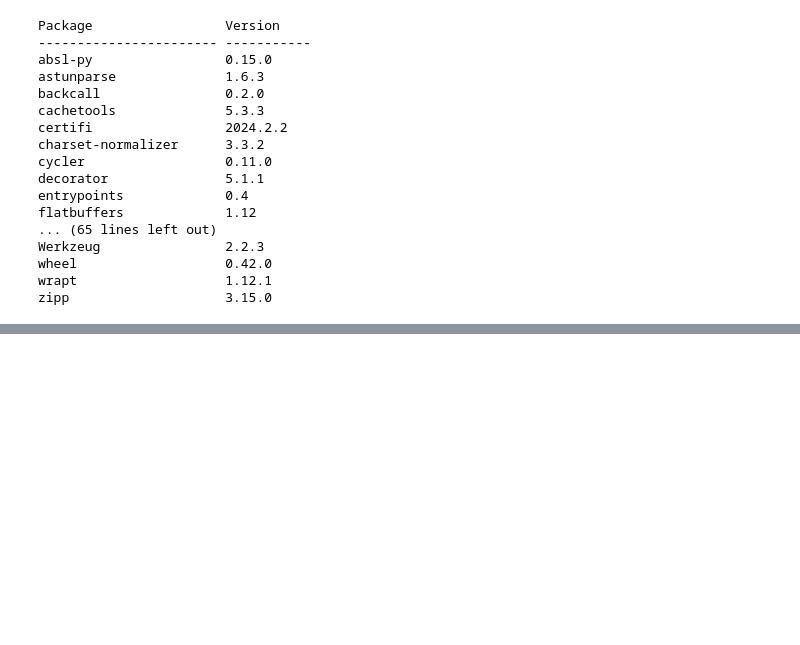
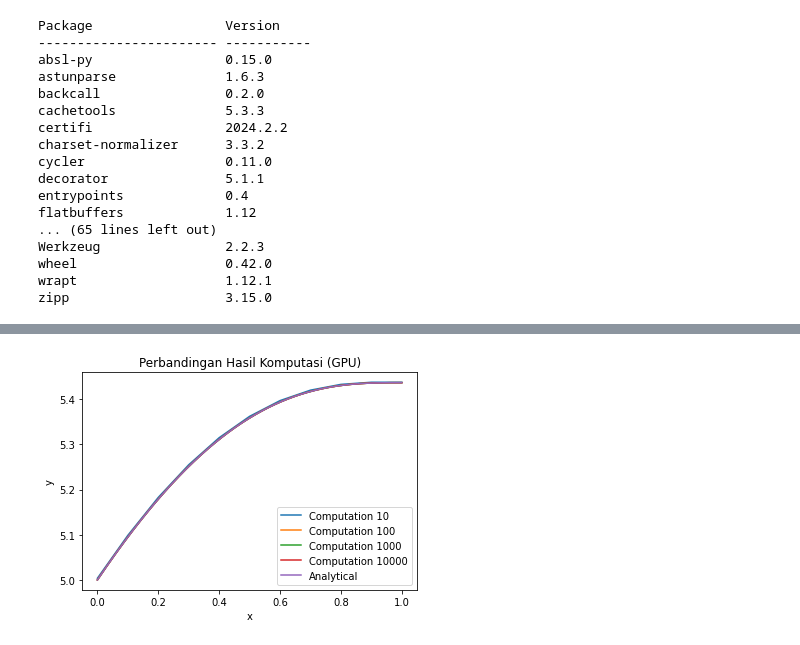
Before and after one commit to RendiZein/Metode-Rekayasa-Komputasi, a Jupyter notebook: 02_Boundary_value_problem_2024_indonesia.ipynb, the cells around one changed output, grey strips where cells are left out. Drawn from its saved outputs; the diff is of its cells as text; code cells hidden in the pictures; blank space fills up the shorter version.

```diff
--- a/02_Boundary_value_problem_2024_indonesia.ipynb
+++ b/02_Boundary_value_problem_2024_indonesia.ipynb
@@ -1260,16 +1182,16 @@ Iterasi 10000 membutuhkan waktu 4.018371343612671
 # %%
 # Langkah 1 : Inisialisasi
-def latihan_2_method_comparison(n):
+def latihan_2_find_n(n):
     tic = time.time()
     xmax=1
     xmin=0
     gmin=1                          # batas bawah x (neuman)
     gmax=0                          # batas atas x (neuman)                      # banyaknya interval
     h = (xmax-xmin)/n               # lebar interval
-    x = torch.linspace(xmin, xmax, n+1)  # nilai x dengan lebar yang seragam
+    x = np.linspace(xmin, xmax, n+1)  # nilai x dengan lebar yang seragam
 
     # Langkah 2 : Susun matriks A
-    A = torch.zeros((n+1,n+1))        # inisialisasi
+    A = np.zeros((n+1,n+1))        # inisialisasi
     p=1
     q=-2
     r=1
@@ -1286,24 +1208,41 @@ def latihan_2_method_comparison(n):
             A[i,i+1] = p/(h**2)+q/(2*h)        # kanan (east)
 
     # Langkah 3 : Susun vektor b
-    b = torch.zeros(n+1)
+    b = np.zeros(n+1)
     for i in range(0, n+1):
         if i==0: #atur batas kiri
-            b[i]= 2*torch.exp(x[i]) + 2*h*gmin*(p/(h**2)-q/(2*h))
+            b[i]= 2*np.exp(x[i]) + 2*h*gmin*(p/(h**2)-q/(2*h))
         elif i==n: #atur batas kanan
-            b[i]= 2*torch.exp(x[i]) - 2*h*gmax*(p/(h**2)+q/(2*h))
+            b[i]= 2*np.exp(x[i]) - 2*h*gmax*(p/(h**2)+q/(2*h))
         else:
-            b[i] = 2*torch.exp(x[i])
+            b[i] = 2*np.exp(x[i])
 
-    tic_inverse=time.time()
-    toc_inverse=time.time()
-    A_inv=torch.inverse(A)
-    y = torch.matmul(A_inv, b)
-    waktu_inverse=time.time()
-    y_analytical= lambda x: 5*torch.exp(x)  - 4*torch.exp(x)*x + torch.exp(x)*(x**2)
+    A_inv=np.linalg.inv(A)
+    y = np.matmul(A_inv, b)
+    y_analytical= lambda x: 5*np.exp(x)  - 4*np.exp(x)*x + np.exp(x)*(x**2)
     y_analytical=y_analytical(x)
-
-
     toc = time.time()
     waktu = toc-tic
     return x, y, y_analytical, waktu
+# %%
+n_list = [10**i for i in range(1,5,1)]
+report_dict={}
+for n_i in n_list:
+    x, y, y_analytical, waktu=latihan_2_find_n(n_i)
+    error=np.abs(y-y_analytical)/y_analytical
+    report_dict[n_i]=[x, y, y_analytical, waktu, error]
+# %%
+for n_i in n_list:
+    x = report_dict[n_i][0]
+    y = report_dict[n_i][1]
+    y_analytical = report_dict[n_i][2]
+    plt.plot(x,y, label="Computation {}".format(n_i))
+plt.plot(x,y_analytical, label="Analytical") #hanya n terbesar
+plt.legend()
+plt.xlabel("x")
+plt.ylabel("y")
+plt.title("Perbandingan Hasil Komputasi (GPU)")
+plt.legend()
+plt.show()
+# %% [output]
+[figure, added]
```
Also changed, not shown: parts of 39 cells of this notebook.
